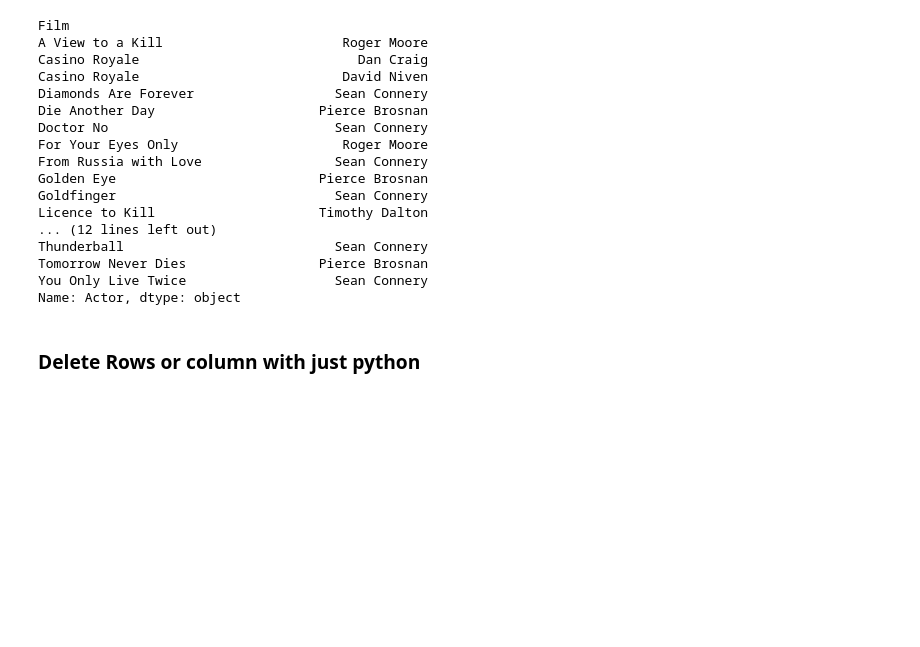
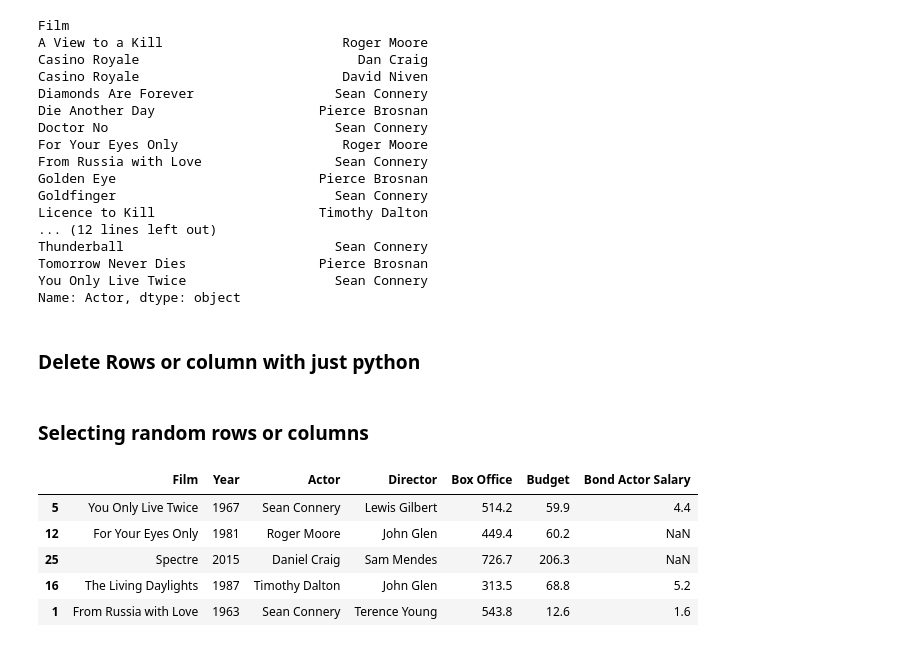
Before and after one commit to alexkwashie/_pandas, a Jupyter notebook: Panda2/Data Frames 3 .ipynb, the cells around one changed output. Cells and saved outputs as stored; diff of their text form; code cells hidden in the pictures; blank space fills up the shorter version.

Commit message:
Selecting random rows or columns

```diff
--- a/Panda2/Data Frames 3 .ipynb
+++ b/Panda2/Data Frames 3 .ipynb
@@ -367,2 +367,21 @@ Name: Actor, dtype: object
 
 del bond1["Release date"]
+# %% [markdown]
+###  Selecting random rows or columns
+# %%
+import pandas as pd
+jbond = pd.read_csv("1.1 pandas.zip/jamesbond.csv")
+
+
+jbond.sample() #this gets a sample of data in the dataframe
+
+#To get multiple data, specify with n = 'number'
+
+jbond.sample(n = 5)
+# %% [output]
+|  | Film | Year | Actor | Director | Box Office | Budget | Bond Actor Salary |
+| 5 | You Only Live Twice | 1967 | Sean Connery | Lewis Gilbert | 514.2 | 59.9 | 4.4 |
+| 12 | For Your Eyes Only | 1981 | Roger Moore | John Glen | 449.4 | 60.2 | NaN |
+| 25 | Spectre | 2015 | Daniel Craig | Sam Mendes | 726.7 | 206.3 | NaN |
+| 16 | The Living Daylights | 1987 | Timothy Dalton | John Glen | 313.5 | 68.8 | 5.2 |
+| 1 | From Russia with Love | 1963 | Sean Connery | Terence Young | 543.8 | 12.6 | 1.6 |
```
Also changed, not shown: parts of 4 cells of this notebook.
